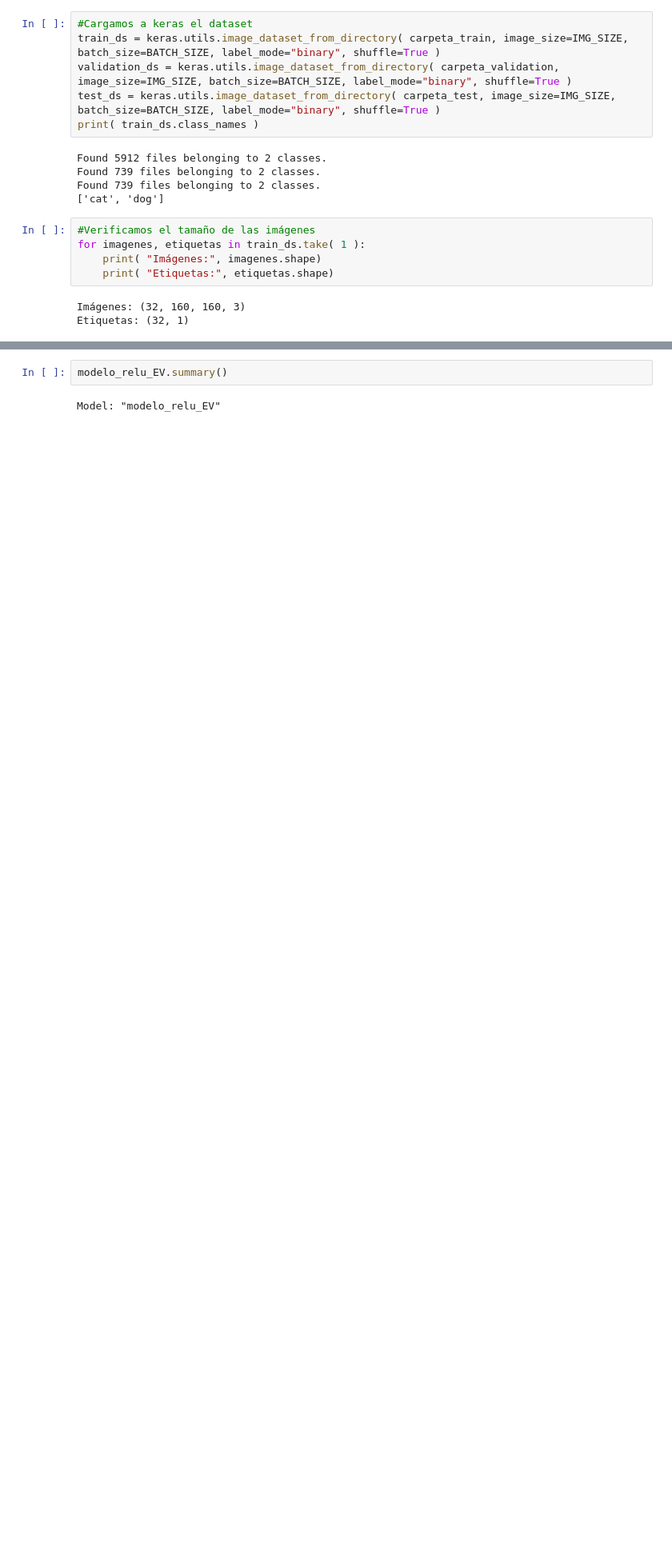
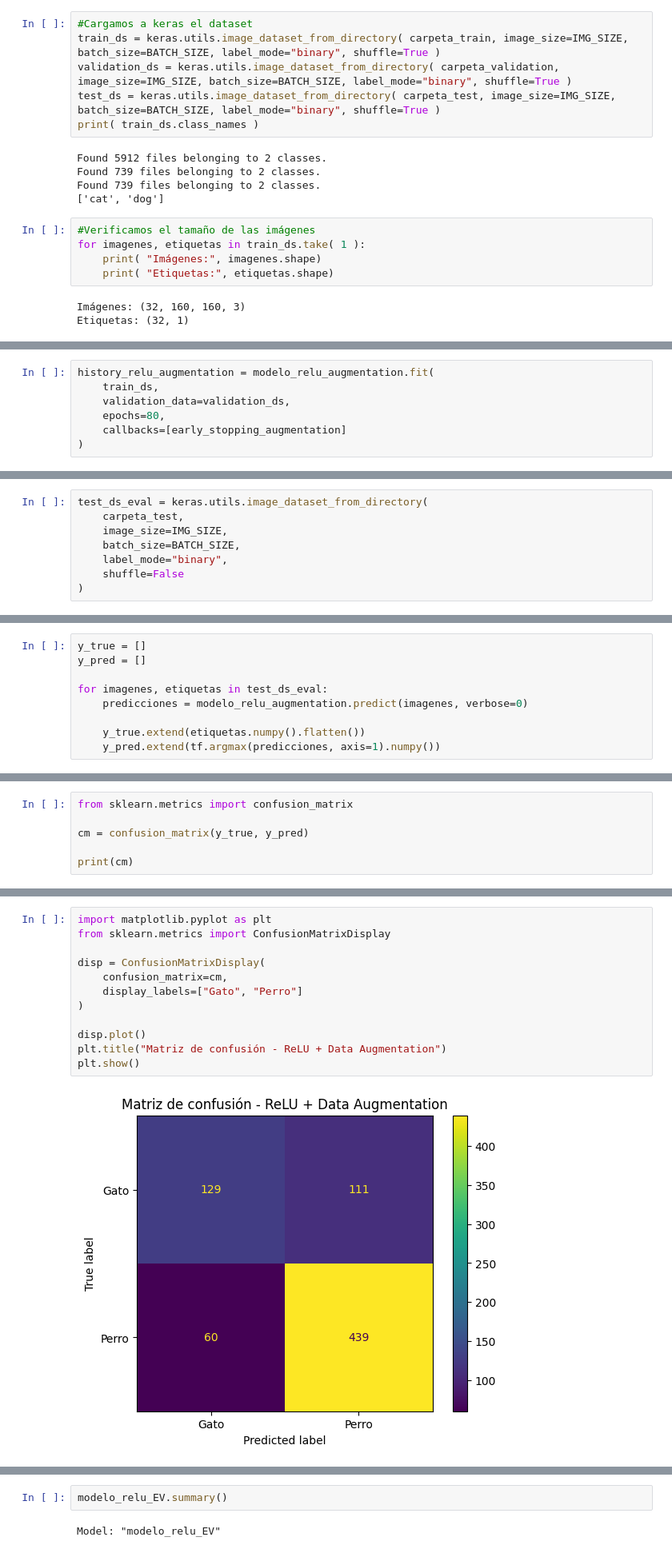
Before and after one commit to gerdoc-unir/M1-ACT-1, a Jupyter notebook: Actividad1_MODAM.ipynb, the cells around one changed output, grey strips where cells are left out. Shown at 80% size. Cells and saved outputs as stored; diff of their text form; blank space fills up the shorter version.

```diff
--- a/Actividad1_MODAM.ipynb
+++ b/Actividad1_MODAM.ipynb
@@ -183,0 +367,7 @@ modelo_relu_EV = keras.Sequential([
+# %%
+history_relu_augmentation = modelo_relu_augmentation.fit(
+    train_ds,
+    validation_data=validation_ds,
+    epochs=80,
+    callbacks=[early_stopping_augmentation]
+)
@@ -183,0 +392,8 @@ modelo_relu_EV = keras.Sequential([
+# %%
+test_ds_eval = keras.utils.image_dataset_from_directory(
+    carpeta_test,
+    image_size=IMG_SIZE,
+    batch_size=BATCH_SIZE,
+    label_mode="binary",
+    shuffle=False
+)
@@ -183,0 +406,9 @@ modelo_relu_EV = keras.Sequential([
+# %%
+y_true = []
+y_pred = []
+
+for imagenes, etiquetas in test_ds_eval:
+    predicciones = modelo_relu_augmentation.predict(imagenes, verbose=0)
+
+    y_true.extend(etiquetas.numpy().flatten())
+    y_pred.extend(tf.argmax(predicciones, axis=1).numpy())
@@ -183,0 +426,6 @@ modelo_relu_EV = keras.Sequential([
+# %%
+from sklearn.metrics import confusion_matrix
+
+cm = confusion_matrix(y_true, y_pred)
+
+print(cm)
@@ -183,0 +435,14 @@ modelo_relu_EV = keras.Sequential([
+# %%
+import matplotlib.pyplot as plt
+from sklearn.metrics import ConfusionMatrixDisplay
+
+disp = ConfusionMatrixDisplay(
+    confusion_matrix=cm,
+    display_labels=["Gato", "Perro"]
+)
+
+disp.plot()
+plt.title("Matriz de confusión - ReLU + Data Augmentation")
+plt.show()
+# %% [output]
+[figure, added]
```
Also changed, not shown: parts of 34 cells of this notebook.
